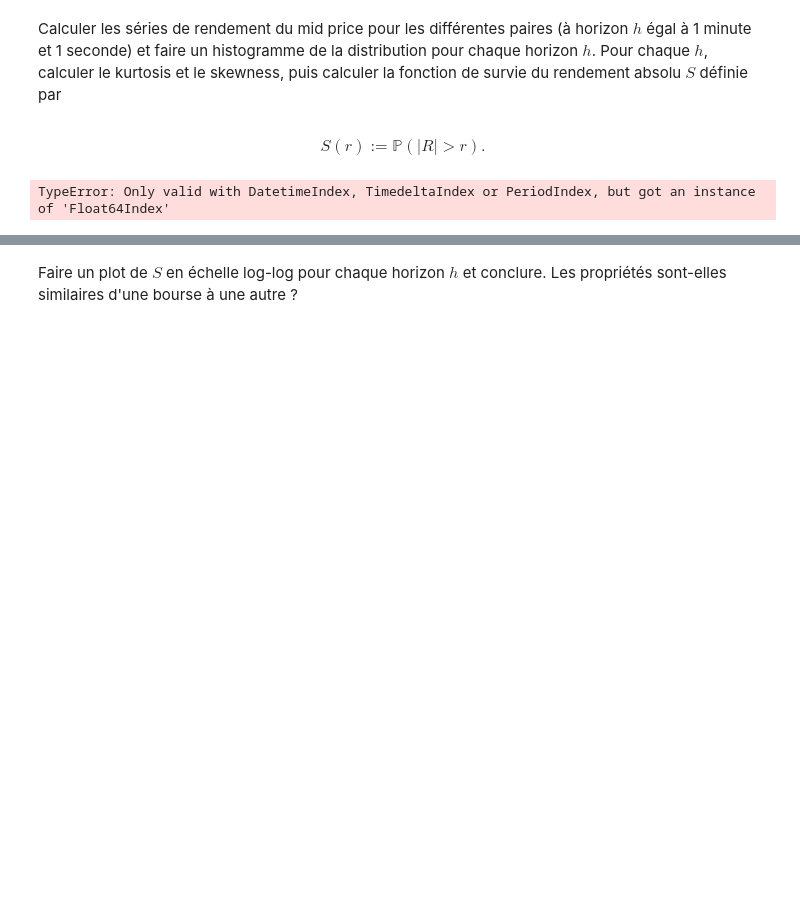
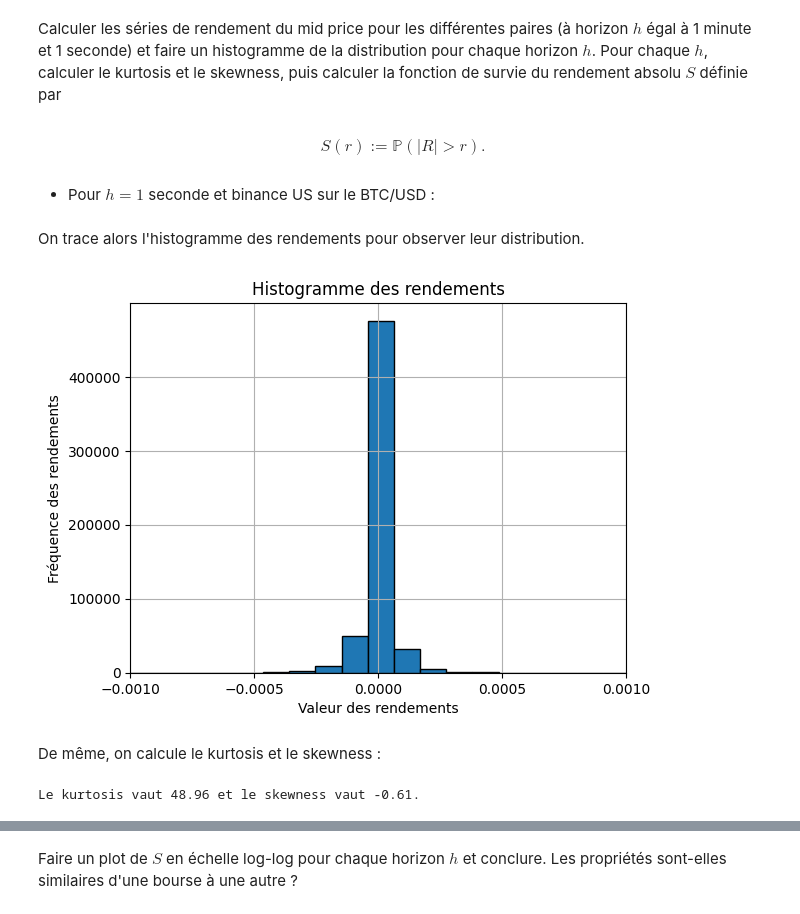
Before and after one commit to louismia22/Machine-Learning-and-Optimal-Trading, a Jupyter notebook: TP5/TP 5 - Cryptomonnaies.ipynb, the cells around one changed output, grey strips where cells are left out. Drawn from its saved outputs; the diff is of its cells as text; code cells hidden in the pictures; blank space fills up the shorter version.

```diff
--- a/TP5/TP 5 - Cryptomonnaies.ipynb
+++ b/TP5/TP 5 - Cryptomonnaies.ipynb
@@ -65,11 +67,48 @@ dict_trades['btcusd_binanceus'].head()
 Calculer les séries de rendement du mid price pour les différentes paires (à horizon $h$ égal à 1 minute et 1 seconde) et faire un histogramme de la distribution pour chaque horizon $h$. Pour chaque $h$, calculer le kurtosis et le skewness, puis calculer la fonction de survie du rendement absolu $S$ définie par
 # %% [markdown]
 $$S(r):=\mathbb{P}(|R|>r).$$
-# %%
-df_l1 = dict_l1['btcusd_binanceus']
-df_trades = dict_trades['btcusd_binanceus']
-
-df_l1['mid_price'] = (df_l1.best_bid_price + df_l1.best_bid_price) / 2
-return_1s = (df_l1.mid_price.resample("1S").last().values - df_l1.mid_price.resample("1S").first().values) / df_l1.mid_price.resample("1S").first().values
-# %% [output]
-TypeError: Only valid with DatetimeIndex, TimedeltaIndex or PeriodIndex, but got an instance of 'Float64Index'
+# %%
+def returns_process(time, coin, venue):
+
+    df_l1 = dict_l1[f'{coin}_{venue}'].copy()
+    df_l1 = df_l1.set_index("date")
+    df_l1['timestamp'] = df_l1.index
+    df_l1['mid_price'] = (df_l1.best_bid_price + df_l1.best_bid_price) / 2
+
+    returns = (df_l1.mid_price.resample(time).last().values - df_l1.mid_price.resample(time).first().values) / df_l1.mid_price.resample(time).first().values
+    returns = returns[~np.isnan(returns)]
+    abs_returns = np.abs(returns)
+    nb_returns = len(abs_returns)
+    survival_func_values = np.zeros(100)
+    r_values = np.linspace(0, np.max(abs_returns), 100)
+    for (i, r) in enumerate(r_values):
+        survival = len(abs_returns[abs_returns >= r])/nb_returns
+        survival_func_values[i] = survival
+
+    return returns, abs_returns, r_values, survival_func_values
+# %% [markdown]
+- Pour $h = 1$ seconde et binance US sur le BTC/USD :
+# %%
+returns, abs_returns, r_values, survial_func_values_1s_binance = returns_process("1s","btcusd", "binanceus")
+# %% [markdown]
+On trace alors l'histogramme des rendements pour observer leur distribution.
+# %%
+plt.hist(returns, bins=40, edgecolor='black')
+plt.xlabel('Valeur des rendements')
+plt.ylabel('Fréquence des rendements')
+plt.title('Histogramme des rendements')
+plt.xlim(-0.001, 0.001)
+plt.xticks(np.arange(-0.001, 0.0015, 0.0005))
+plt.grid(True)
+plt.show()
+# %% [output]
+[figure, added]
+# %% [markdown]
+De même, on calcule le kurtosis et le skewness :
+# %%
+kurt = kurtosis(returns)
+skewness = skew(returns)
+
+print(f"Le kurtosis vaut {np.round(kurt, 2)} et le skewness vaut {np.round(skewness, 2)}.")
+# %% [output]
+Le kurtosis vaut 48.96 et le skewness vaut -0.61.
```
Also changed, not shown: parts of 41 cells of this notebook.
